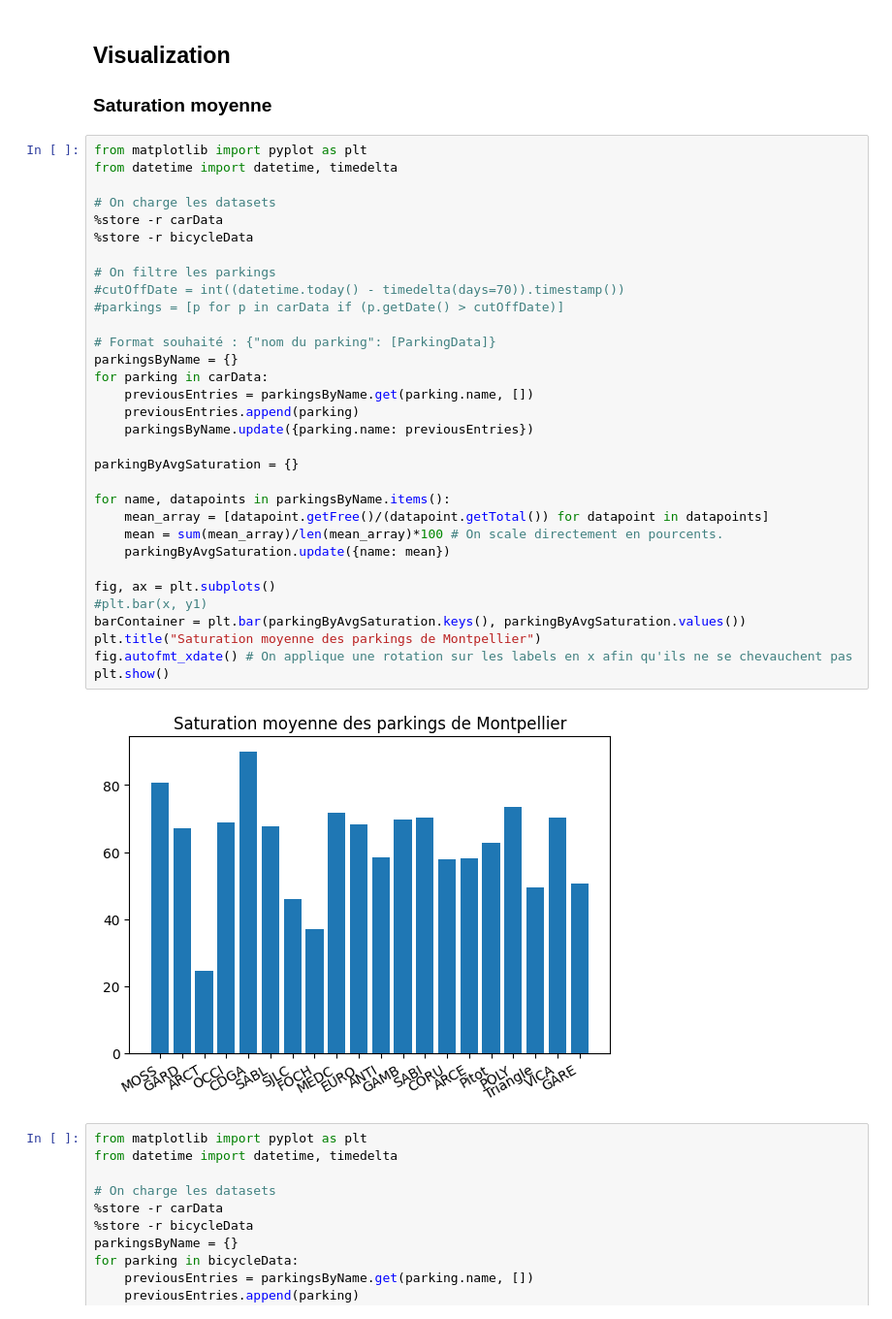
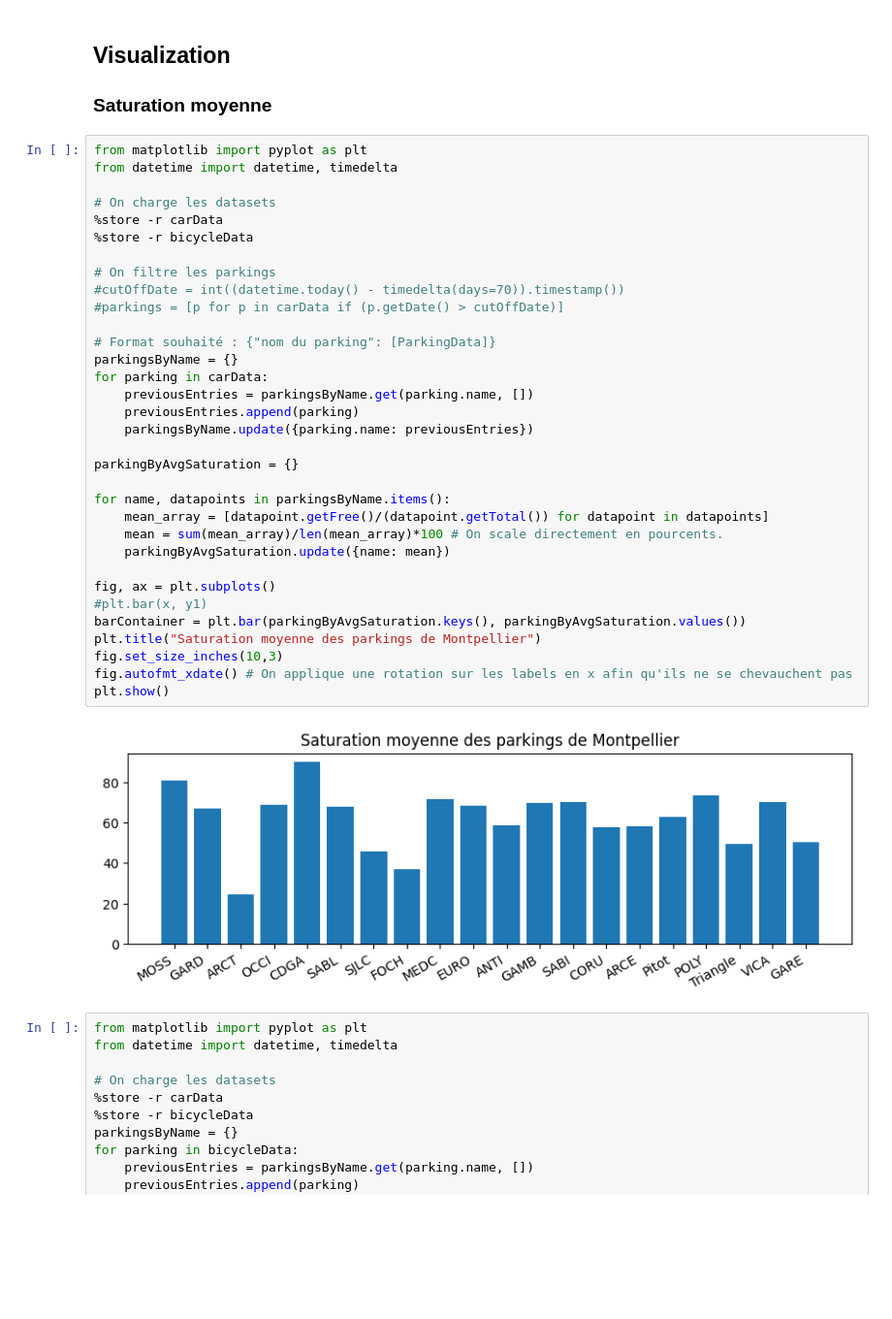
Before and after one commit to ruben-rouviere/sae15, a Jupyter notebook: src/analysis/jupyter.ipynb, the cells around one changed output. Shown at 97% size. Saved outputs shown, nothing was run; the diff lists cells and outputs as text; blank space fills up the shorter version.

```diff
--- a/src/analysis/jupyter.ipynb
+++ b/src/analysis/jupyter.ipynb
@@ -117,34 +117,35 @@ from datetime import datetime, timedelta
 
 # On charge les datasets
 %store -r carData
 %store -r bicycleData
 
 # On filtre les parkings
 #cutOffDate = int((datetime.today() - timedelta(days=70)).timestamp())
 #parkings = [p for p in carData if (p.getDate() > cutOffDate)]
 
 # Format souhaité : {"nom du parking": [ParkingData]}
 parkingsByName = {}
 for parking in carData:
     previousEntries = parkingsByName.get(parking.name, [])
     previousEntries.append(parking)
     parkingsByName.update({parking.name: previousEntries})
 
 parkingByAvgSaturation = {}
 
 for name, datapoints in parkingsByName.items():
     mean_array = [datapoint.getFree()/(datapoint.getTotal()) for datapoint in datapoints]
     mean = sum(mean_array)/len(mean_array)*100 # On scale directement en pourcents.
     parkingByAvgSaturation.update({name: mean})
 
 fig, ax = plt.subplots()
 #plt.bar(x, y1)
 barContainer = plt.bar(parkingByAvgSaturation.keys(), parkingByAvgSaturation.values())
 plt.title("Saturation moyenne des parkings de Montpellier")
+fig.set_size_inches(10,3)
 fig.autofmt_xdate() # On applique une rotation sur les labels en x afin qu'ils ne se chevauchent pas
 plt.show()
 # %% [output]
-[figure, old version]
+[figure, new version]
 # %%
 from matplotlib import pyplot as plt
 from datetime import datetime, timedelta
```
Also changed, not shown: parts of 1 cell of this notebook.
